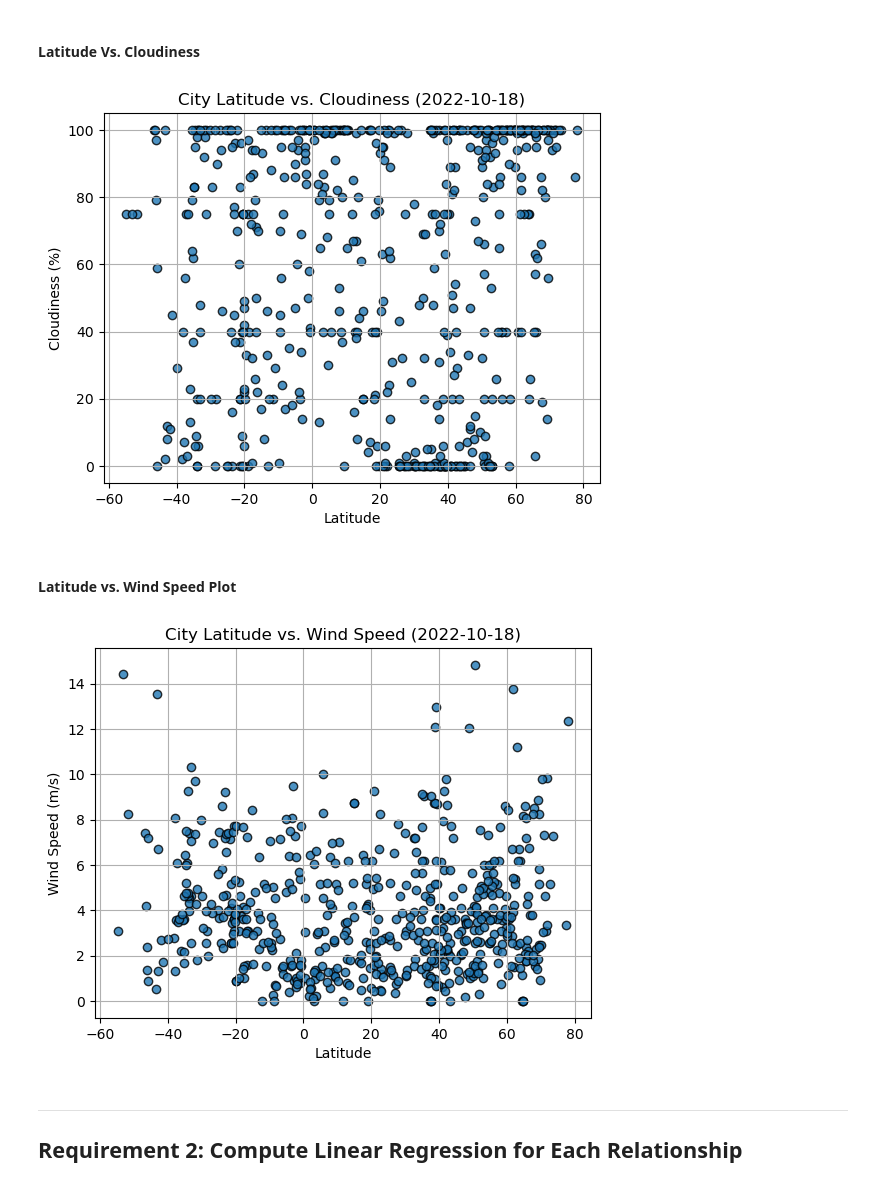
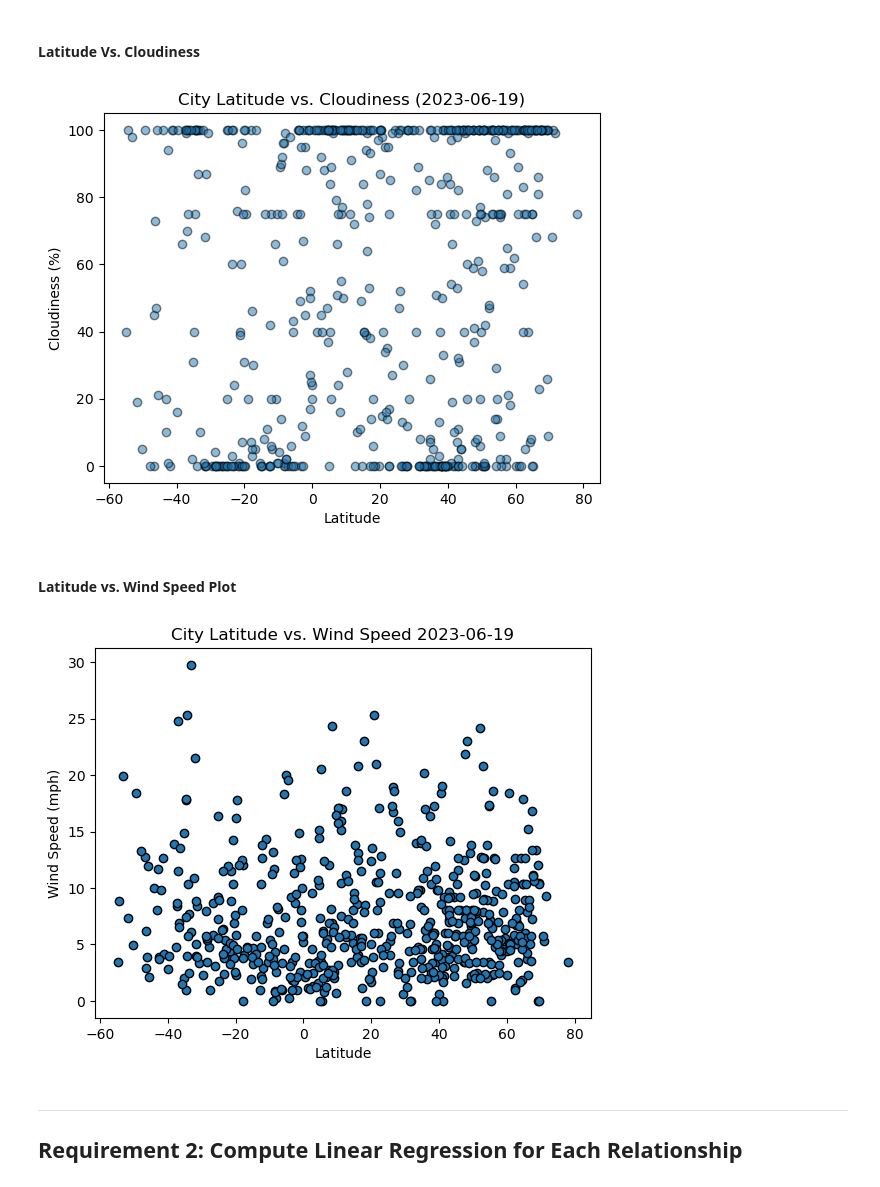
Before and after one commit to themacdrea/python-api-challenge, a Jupyter notebook: starter_code/WeatherPy.ipynb, the cells around one changed output. Saved outputs shown, nothing was run; the diff lists cells and outputs as text; code cells hidden in the pictures.

```diff
--- a/starter_code/WeatherPy.ipynb
+++ b/starter_code/WeatherPy.ipynb
@@ -220,34 +237,38 @@ plt.show()
 #### Latitude Vs. Cloudiness
 # %%
 # Build the scatter plots for latitude vs. cloudiness
-# YOUR CODE HERE
+plt.scatter(city_data_df["Lat"], city_data_df["Cloudiness"], edgecolors="black", alpha=0.5)
 
 # Incorporate the other graph properties
-# YOUR CODE HERE
-
+plt.xlabel("Latitude")
+plt.ylabel("Cloudiness (%)")
+plt.title(f"City Latitude vs. Cloudiness (2023-06-19)")
+plt.grid=True
 # Save the figure
 plt.savefig("output_data/Fig3.png")
 
 # Show plot
 plt.show()
 # %% [output]
-[figure, old version]
+[figure, new version]
 # %% [markdown]
 #### Latitude vs. Wind Speed Plot
 # %%
 # Build the scatter plots for latitude vs. wind speed
-# YOUR CODE HERE
+plt.scatter(city_data_df["Lat"], city_data_df["Wind Speed"], edgecolor="black")
 
 # Incorporate the other graph properties
-# YOUR CODE HERE
+plt.title("City Latitude vs. Wind Speed 2023-06-19")
+plt.xlabel("Latitude")
+plt.ylabel("Wind Speed (mph)")
 
 # Save the figure
 plt.savefig("output_data/Fig4.png")
 
 # Show plot
 plt.show()
 # %% [output]
-[figure, old version]
+[figure, new version]
 # %% [markdown]
 ---
 
```
Also changed, not shown: parts of 28 cells of this notebook.
